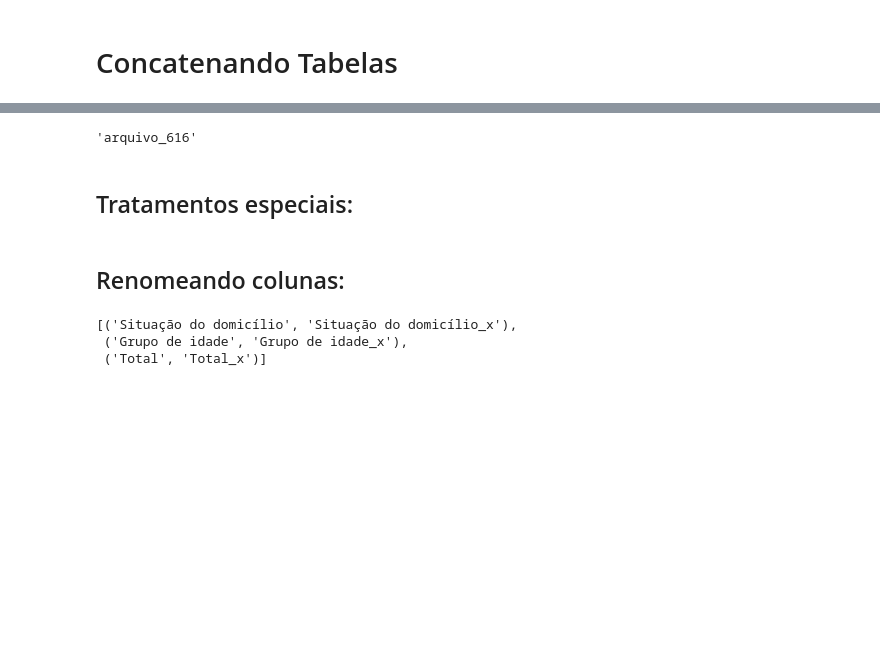
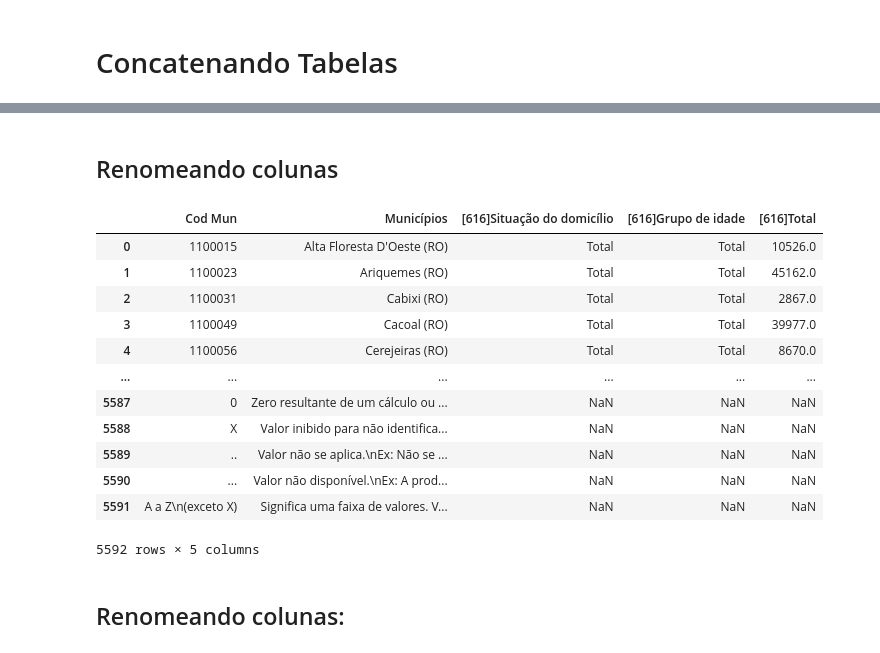
Before and after one commit to arthurchieppe/projetoInfGeo, a Jupyter notebook: Mato_Grosso_do_Sul.ipynb, the cells around one changed output, grey strips where cells are left out. Drawn from its saved outputs; the diff is of its cells as text; code cells hidden in the pictures; blank space fills up the shorter version.

Commit message:
Renomear colunas funcionando

```diff
--- a/Mato_Grosso_do_Sul.ipynb
+++ b/Mato_Grosso_do_Sul.ipynb
@@ -118,3 +120,8 @@ ls_names = ['arquivo_616',
+# %%
+ls_df[3].drop(axis=0, index=0, inplace=True)
+ls_df[8].drop(axis=0, index=0, inplace=True)
+# %% [markdown]
+## Renomeando colunas
 # %%
 for i, df in enumerate(ls_df):
     df.name = ls_names[i]
@@ -121,7 +139,19 @@ for i, df in enumerate(ls_df):
 # %%
-ls_df[0].name
+ls_df[0]
 # %% [output]
+|  | Cod Mun | Municípios | [616]Situação do domicílio | [616]Grupo de idade | [616]Total |
+| 0 | 1100015 | Alta Floresta D'Oeste (RO) | Total | Total | 10526.0 |
+| 1 | 1100023 | Ariquemes (RO) | Total | Total | 45162.0 |
+| 2 | 1100031 | Cabixi (RO) | Total | Total | 2867.0 |
+| 3 | 1100049 | Cacoal (RO) | Total | Total | 39977.0 |
+| 4 | 1100056 | Cerejeiras (RO) | Total | Total | 8670.0 |
+| ... | ... | ... | ... | ... | ... |
+| 5587 | 0 | Zero resultante de um cálculo ou ... | NaN | NaN | NaN |
+| 5588 | X | Valor inibido para não identifica... | NaN | NaN | NaN |
+| 5589 | .. | Valor não se aplica.\nEx: Não se ... | NaN | NaN | NaN |
+| 5590 | ... | Valor não disponível.\nEx: A prod... | NaN | NaN | NaN |
+| 5591 | A a Z\n(exceto X) | Significa uma faixa de valores. V... | NaN | NaN | NaN |
-'arquivo_616'
+5592 rows × 5 columns
 # %%
 # arquivo_616
 # arquivo_1384         # Done
@@ -137,5 +167,3 @@ ls_df[0].name
 # arquivo_3573
 # arquivo_3603
 # arquivo_3604
-# %% [markdown]
-## Tratamentos especiais:
@@ -145,9 +170,2 @@ arquivo_3219.drop(axis=0, index=0, inplace=True)
 # %% [markdown]
 ## Renomeando colunas:
-# %%
-new_names = [(i,i+'_x') for i in arquivo_616.iloc[:, 2:].columns.values]
-new_names
-# %% [output]
-[('Situação do domicílio', 'Situação do domicílio_x'),
- ('Grupo de idade', 'Grupo de idade_x'),
- ('Total', 'Total_x')]
```
Also changed, not shown: parts of 5 cells of this notebook.
